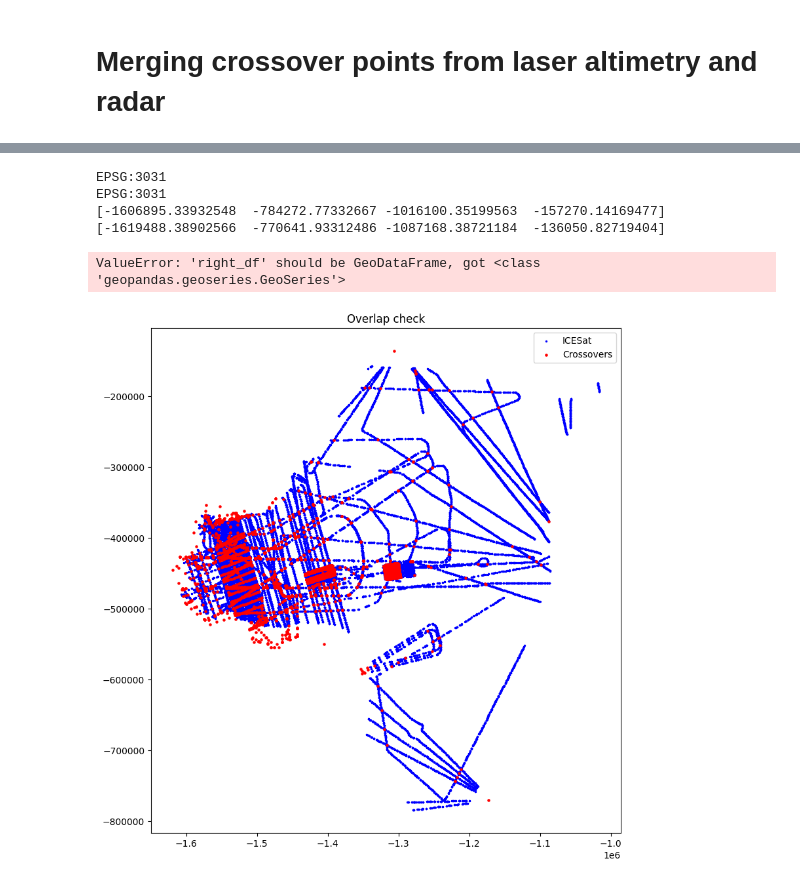
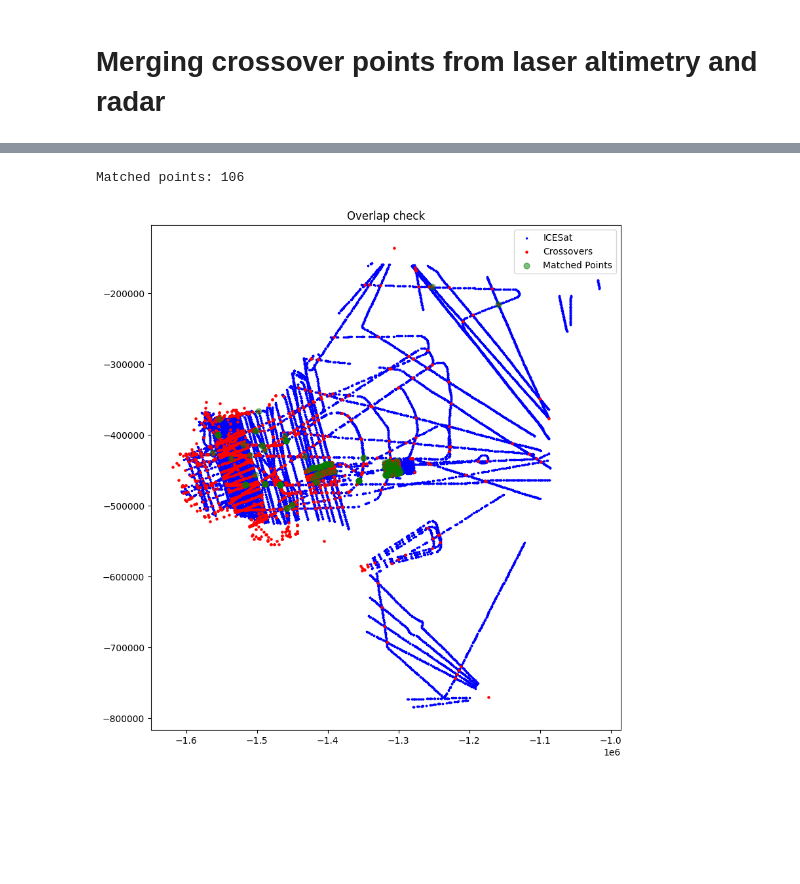
Before and after one commit to thomasteisberg/xover, a Jupyter notebook: notebooks/merge_crossover.ipynb, the cells around one changed output, grey strips where cells are left out. Saved outputs shown, nothing was run; the diff lists cells and outputs as text; code cells hidden in the pictures; blank space fills up the shorter version.

Commit message:
querying echo data from xover points

```diff
--- a/notebooks/merge_crossover.ipynb
+++ b/notebooks/merge_crossover.ipynb
@@ -27,36 +12,25 @@ df_icesat = gpd.read_parquet(f"{data_dir}x_points_explode.parquet")
 df_xopr = gpd.read_parquet(f"{data_dir}intersections.parquet")
 
 df_icesat = df_icesat.to_crs(epsg=3031)
-df_xopr_point = df_xopr.intersection_geometry.to_crs(epsg=3031)
+df_xopr_pts = df_xopr.set_geometry("intersection_geometry").to_crs(epsg=3031)
 
-# Buffer xopr intersections by xxx m (tune this to your use case)
-df_xopr_buffered = df_xopr.copy()
-df_xopr_buffered = df_xopr.buffer(50000)
-
-# Now spatial join
-df_merged = gpd.sjoin(df_icesat, df_xopr_buffered, how="inner", predicate="within")
-
+df_merged = gpd.sjoin_nearest(
+    df_icesat,
+    df_xopr_pts,
+    how="inner",
+    max_distance=10,
+    distance_col="dist_m"
+)
 print(f"Matched points: {len(df_merged)}")
-
-df_icesat.plot()
-plt.show()
-df_xopr.plot()
-plt.show()
-df_merged.plot()
-plt.show()
 # %% [output]
-EPSG:3031
-EPSG:3031
-[-1606895.33932548  -784272.77332667 -1016100.35199563  -157270.14169477]
-[-1619488.38902566  -770641.93312486 -1087168.38721184  -136050.82719404]
+Matched points: 106
-ValueError: 'right_df' should be GeoDataFrame, got <class 'geopandas.geoseries.GeoSeries'>
 # %%
 fig, ax = plt.subplots(1, 1, figsize=(10, 10))
 df_icesat.plot(ax=ax, color="blue", markersize=2, label="ICESat")
-df_xopr.plot(ax=ax, color="red", markersize=5, label="Crossovers")
+df_xopr.set_geometry("intersection_geometry").plot(ax=ax, color="red", markersize=5, label="Crossovers")
+df_merged.plot(ax=ax, color="green", markersize=40, label="Matched Points", alpha=0.5)
 plt.legend()
 plt.title("Overlap check")
-plt.savefig("../figs/overlap_check.png")
 plt.show()
 # %% [output]
-[figure, old version]
+[figure, new version]
```
Also changed, not shown: parts of 3 cells of this notebook, 3 other files.
